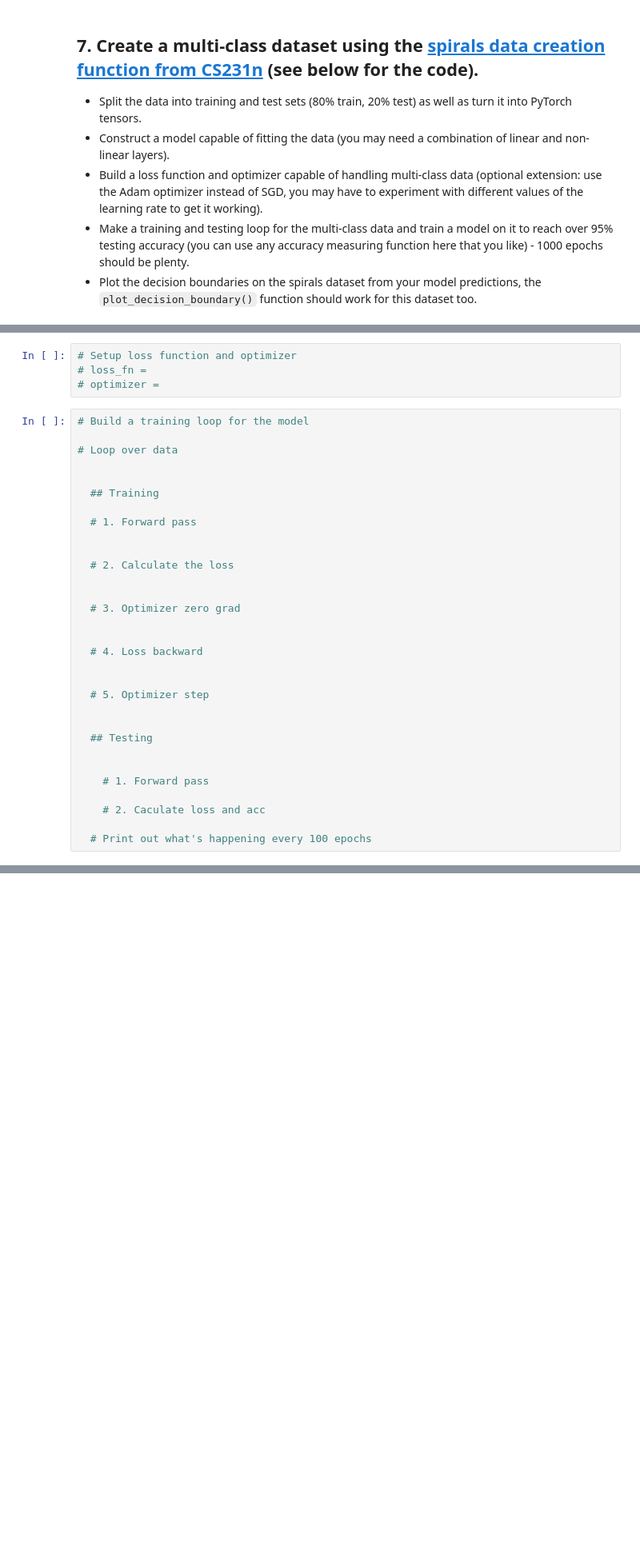
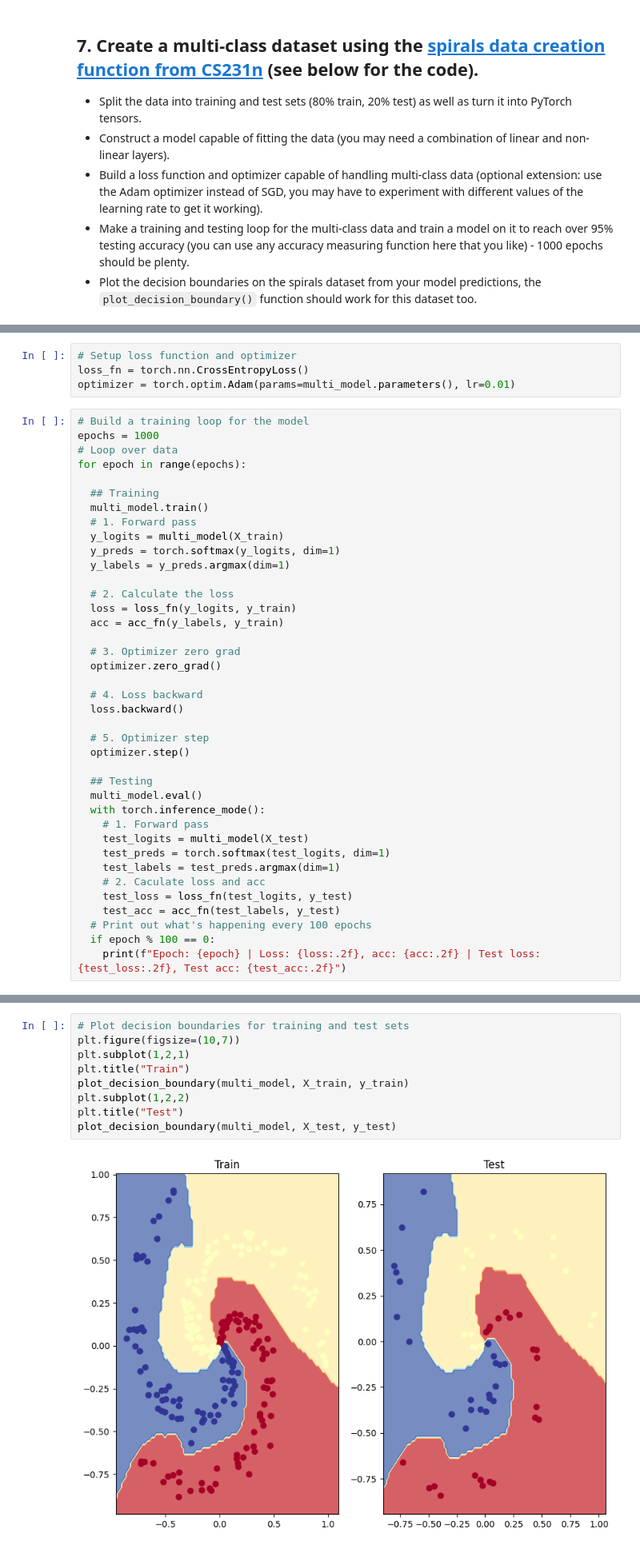
Before and after one commit to Vincent-Tiono/colab_exercise, a Jupyter notebook: extras/exercises/02_pytorch_classification_exercises.ipynb, the cells around one changed output, grey strips where cells are left out. Shown at 80% size. Saved outputs shown, nothing was run; the diff lists cells and outputs as text; blank space fills up the shorter version.

```diff
--- a/extras/exercises/02_pytorch_classification_exercises.ipynb
+++ b/extras/exercises/02_pytorch_classification_exercises.ipynb
@@ -383,35 +461,43 @@ Pred labels:
 # %%
 # Setup loss function and optimizer
-# loss_fn =
-# optimizer =
+loss_fn = torch.nn.CrossEntropyLoss()
+optimizer = torch.optim.Adam(params=multi_model.parameters(), lr=0.01)
 # %%
 # Build a training loop for the model
-
+epochs = 1000
 # Loop over data
-
+for epoch in range(epochs):
 
   ## Training
-
+  multi_model.train()
   # 1. Forward pass
-
+  y_logits = multi_model(X_train)
+  y_preds = torch.softmax(y_logits, dim=1)
+  y_labels = y_preds.argmax(dim=1)
 
   # 2. Calculate the loss
-
+  loss = loss_fn(y_logits, y_train)
+  acc = acc_fn(y_labels, y_train)
 
   # 3. Optimizer zero grad
-
+  optimizer.zero_grad()
 
   # 4. Loss backward
-
+  loss.backward()
 
   # 5. Optimizer step
-
+  optimizer.step()
 
   ## Testing
-
-
+  multi_model.eval()
+  with torch.inference_mode():
     # 1. Forward pass
-
+    test_logits = multi_model(X_test)
+    test_preds = torch.softmax(test_logits, dim=1)
+    test_labels = test_preds.argmax(dim=1)
     # 2. Caculate loss and acc
-
+    test_loss = loss_fn(test_logits, y_test)
+    test_acc = acc_fn(test_labels, y_test)
   # Print out what's happening every 100 epochs
+  if epoch % 100 == 0:
+    print(f"Epoch: {epoch} | Loss: {loss:.2f}, acc: {acc:.2f} | Test loss: {test_loss:.2f}, Test acc: {test_acc:.2f}")
@@ -419,0 +515,11 @@ Pred labels:
+# %%
+# Plot decision boundaries for training and test sets
+plt.figure(figsize=(10,7))
+plt.subplot(1,2,1)
+plt.title("Train")
+plot_decision_boundary(multi_model, X_train, y_train)
+plt.subplot(1,2,2)
+plt.title("Test")
+plot_decision_boundary(multi_model, X_test, y_test)
+# %% [output]
+[figure, added]
```
Also changed, not shown: parts of 15 cells of this notebook.
